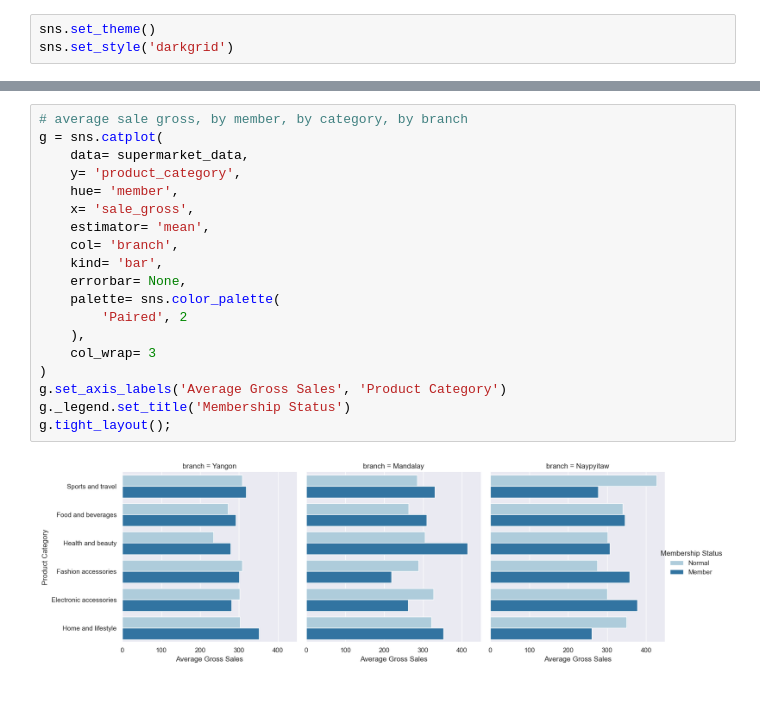
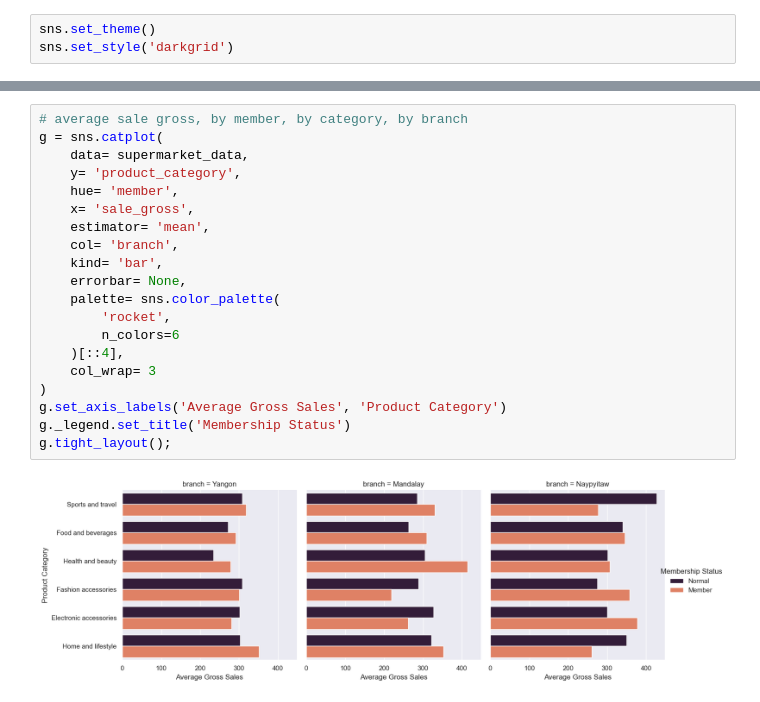
Before and after one commit to zdravoj/data-science-foundations, a Jupyter notebook: Supermarket_Sales/report_prep.ipynb, the cells around one changed output, grey strips where cells are left out. Drawn from its saved outputs; the diff is of its cells as text.

```diff
--- a/Supermarket_Sales/report_prep.ipynb
+++ b/Supermarket_Sales/report_prep.ipynb
@@ -190,24 +200,25 @@ plt.ylabel('Total Sales');
 # %%
 # average sale gross, by member, by category, by branch
 g = sns.catplot(
     data= supermarket_data,
     y= 'product_category',
     hue= 'member',
     x= 'sale_gross',
     estimator= 'mean',
     col= 'branch',
     kind= 'bar',
     errorbar= None,
     palette= sns.color_palette(
-        'Paired', 2
-    ),
+        'rocket',
+        n_colors=6
+    )[::4],
     col_wrap= 3
 )
 g.set_axis_labels('Average Gross Sales', 'Product Category')
 g._legend.set_title('Membership Status')
 g.tight_layout();
 # %% [output]
-[figure, old version]
+[figure, new version]
 # %%
 # create day of week column
 supermarket_data['day_of_week'] = supermarket_data['sale_time']\
```
Also changed, not shown: parts of 5 cells of this notebook.
